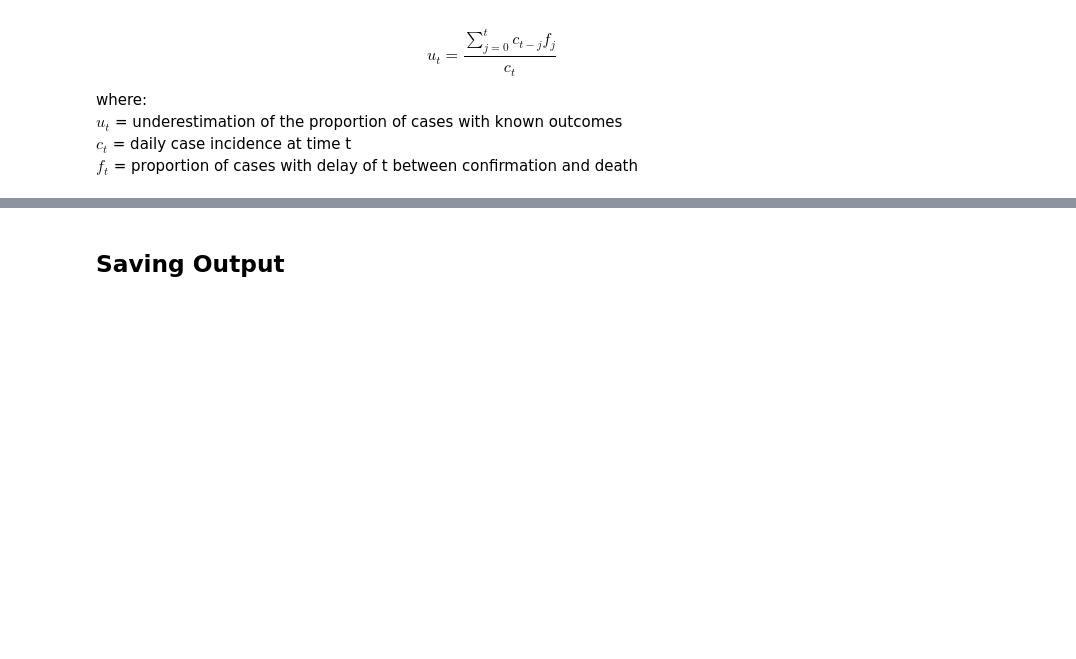
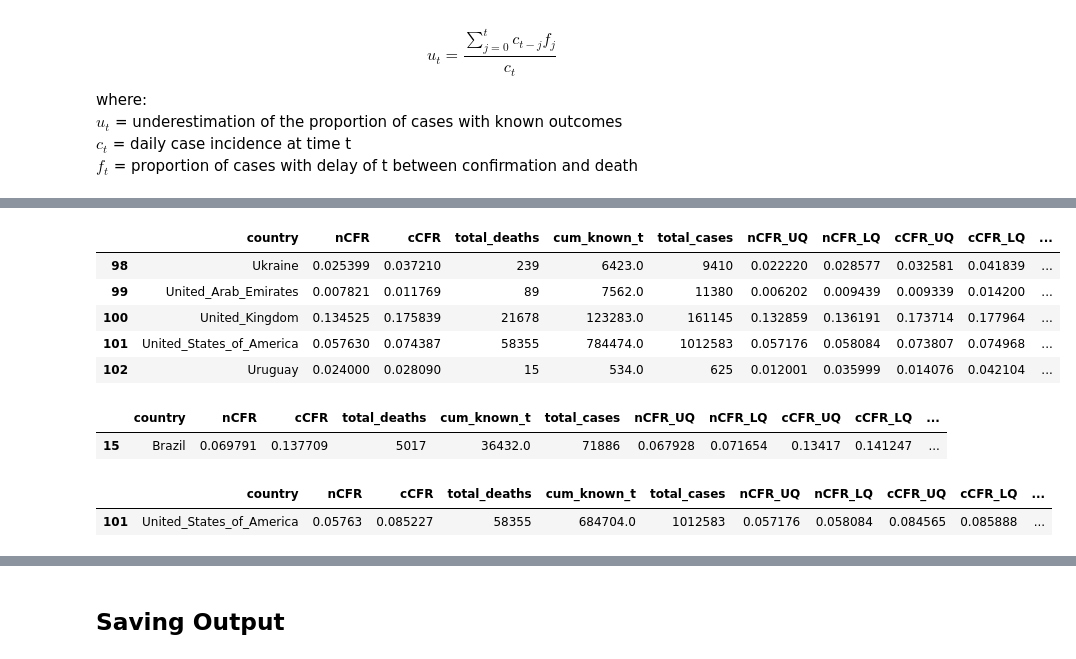
Before and after one commit to rsilveira79/CFR_calculation_python, a Jupyter notebook: notebooks/1.initial_assessment.ipynb, the cells around one changed output, grey strips where cells are left out. Cells and saved outputs as stored; diff of their text form; code cells hidden in the pictures; blank space fills up the shorter version.

```diff
--- a/notebooks/1.initial_assessment.ipynb
+++ b/notebooks/1.initial_assessment.ipynb
@@ -229,8 +207,51 @@ def return_complete_df(dataframe, delay_func):
+# %%
+def return_complete_df(delay_func):
+    all_countries = allTogetherClean['country'].unique()
+    rows_countries = [calculate_underestimate(c,delay_func) for c in tqdm_notebook(all_countries)]
+    new_df = pd.DataFrame(
+        data =rows_countries,
+        columns = [
+        'country',
+        'nCFR',
+        'cCFR',
+        'total_deaths',
+        'cum_known_t',
+        'total_cases',
+        'nCFR_UQ',
+        'nCFR_LQ',
+        'cCFR_UQ',
+        'cCFR_LQ',
+        'underreporting_estimate',
+        'lower',
+        'upper',
+        'quantile25',
+        'quantile75'
+    ])
+    return new_df
 # %%
-allTogetherLow = return_complete_df(allTogetherClean, hospitalisation_to_death_truncated_low)
-allTogetherMid = return_complete_df(allTogetherClean, hospitalisation_to_death_truncated_mid)
-allTogetherHigh = return_complete_df(allTogetherClean, hospitalisation_to_death_truncated_high)
+allTogetherLow = return_complete_df(hospitalisation_to_death_truncated_low)
+allTogetherMid = return_complete_df(hospitalisation_to_death_truncated_mid)
+allTogetherHigh = return_complete_df(hospitalisation_to_death_truncated_high)
 # %% [output]
 [interactive output not drawn]
 [interactive output not drawn]
 [interactive output not drawn]
+# %%
+allTogetherLow.tail()
+# %% [output]
+|  | country | nCFR | cCFR | total_deaths | cum_known_t | total_cases | nCFR_UQ | nCFR_LQ | cCFR_UQ | cCFR_LQ | ... |
+| 98 | Ukraine | 0.025399 | 0.037210 | 239 | 6423.0 | 9410 | 0.022220 | 0.028577 | 0.032581 | 0.041839 | ... |
+| 99 | United_Arab_Emirates | 0.007821 | 0.011769 | 89 | 7562.0 | 11380 | 0.006202 | 0.009439 | 0.009339 | 0.014200 | ... |
+| 100 | United_Kingdom | 0.134525 | 0.175839 | 21678 | 123283.0 | 161145 | 0.132859 | 0.136191 | 0.173714 | 0.177964 | ... |
+| 101 | United_States_of_America | 0.057630 | 0.074387 | 58355 | 784474.0 | 1012583 | 0.057176 | 0.058084 | 0.073807 | 0.074968 | ... |
+| 102 | Uruguay | 0.024000 | 0.028090 | 15 | 534.0 | 625 | 0.012001 | 0.035999 | 0.014076 | 0.042104 | ... |
+# %%
+allTogetherMid[allTogetherMid.country == 'Brazil']
+# %% [output]
+|  | country | nCFR | cCFR | total_deaths | cum_known_t | total_cases | nCFR_UQ | nCFR_LQ | cCFR_UQ | cCFR_LQ | ... |
+| 15 | Brazil | 0.069791 | 0.137709 | 5017 | 36432.0 | 71886 | 0.067928 | 0.071654 | 0.13417 | 0.141247 | ... |
+# %%
+allTogetherMid[allTogetherMid.country == 'United_States_of_America']
+# %% [output]
+|  | country | nCFR | cCFR | total_deaths | cum_known_t | total_cases | nCFR_UQ | nCFR_LQ | cCFR_UQ | cCFR_LQ | ... |
+| 101 | United_States_of_America | 0.05763 | 0.085227 | 58355 | 684704.0 | 1012583 | 0.057176 | 0.058084 | 0.084565 | 0.085888 | ... |
```
Also changed, not shown: parts of 17 cells of this notebook, 6 other files.
